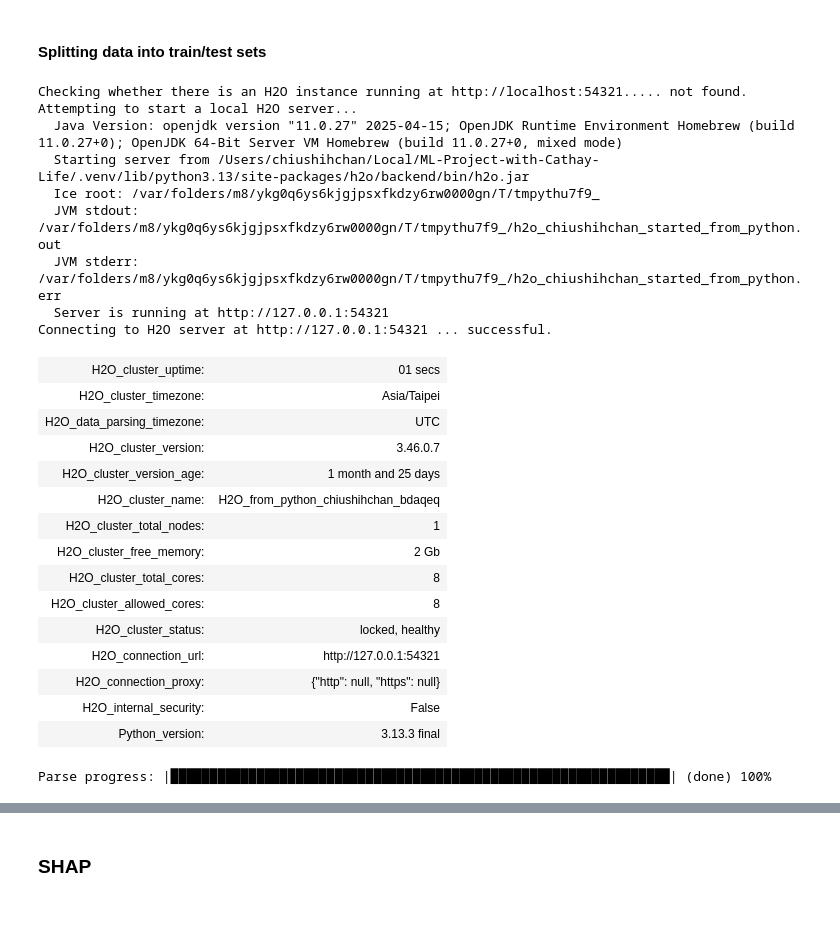
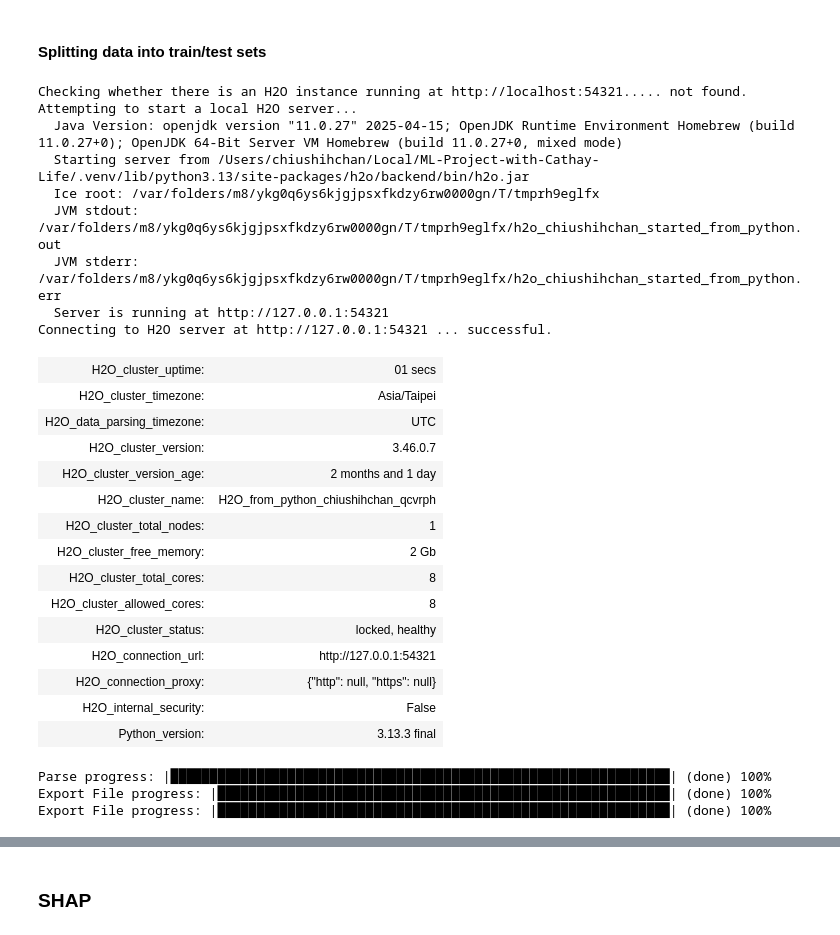
Before and after one commit to MaxChiu1122/ML-Project-with-Cathay-Life, a Jupyter notebook: notebooks/03_model_training_and_evaluation.ipynb, the cells around one changed output, grey strips where cells are left out. Saved outputs shown, nothing was run; the diff lists cells and outputs as text; code cells hidden in the pictures.

```diff
--- a/notebooks/03_model_training_and_evaluation.ipynb
+++ b/notebooks/03_model_training_and_evaluation.ipynb
@@ -64,34 +67,36 @@ memory usage: 172.0+ MB
 # %%
 # Start H2O cluster
 h2o.init()
 # Convert data into H2O frame (required by H2O)
 h2o_df = h2o.H2OFrame(df)
 h2o_df['HadHeartAttack'] = h2o_df['HadHeartAttack'].asfactor()
 
 # Specify the target column
 target = 'HadHeartAttack'
 
 # Define the feature columns
 features = [col for col in df.columns if col != target]
 
 # Split the dataset into training and testing sets
 train, test = h2o_df.split_frame(ratios=[.8], seed=42)
+h2o.export_file(train, path="../data/processed/train_data_03.csv", force=True)
+h2o.export_file(test, path="../data/processed/test_data_03.csv", force=True)
 # %% [output]
 Checking whether there is an H2O instance running at http://localhost:54321..... not found.
 Attempting to start a local H2O server...
   Java Version: openjdk version "11.0.27" 2025-04-15; OpenJDK Runtime Environment Homebrew (build 11.0.27+0); OpenJDK 64-Bit Server VM Homebrew (build 11.0.27+0, mixed mode)
   Starting server from /Users/chiushihchan/Local/ML-Project-with-Cathay-Life/.venv/lib/python3.13/site-packages/h2o/backend/bin/h2o.jar
-  Ice root: /var/folders/m8/ykg0q6ys6kjgjpsxfkdzy6rw0000gn/T/tmpythu7f9_
-  JVM stdout: /var/folders/m8/ykg0q6ys6kjgjpsxfkdzy6rw0000gn/T/tmpythu7f9_/h2o_chiushihchan_started_from_python.out
-  JVM stderr: /var/folders/m8/ykg0q6ys6kjgjpsxfkdzy6rw0000gn/T/tmpythu7f9_/h2o_chiushihchan_started_from_python.err
+  Ice root: /var/folders/m8/ykg0q6ys6kjgjpsxfkdzy6rw0000gn/T/tmprh9eglfx
+  JVM stdout: /var/folders/m8/ykg0q6ys6kjgjpsxfkdzy6rw0000gn/T/tmprh9eglfx/h2o_chiushihchan_started_from_python.out
+  JVM stderr: /var/folders/m8/ykg0q6ys6kjgjpsxfkdzy6rw0000gn/T/tmprh9eglfx/h2o_chiushihchan_started_from_python.err
   Server is running at http://127.0.0.1:54321
 Connecting to H2O server at http://127.0.0.1:54321 ... successful.
 | H2O_cluster_uptime: | 01 secs |
 | H2O_cluster_timezone: | Asia/Taipei |
 | H2O_data_parsing_timezone: | UTC |
 | H2O_cluster_version: | 3.46.0.7 |
-| H2O_cluster_version_age: | 1 month and 25 days |
-| H2O_cluster_name: | H2O_from_python_chiushihchan_bdaqeq |
+| H2O_cluster_version_age: | 2 months and 1 day |
+| H2O_cluster_name: | H2O_from_python_chiushihchan_qcvrph |
 | H2O_cluster_total_nodes: | 1 |
 | H2O_cluster_free_memory: | 2 Gb |
 | H2O_cluster_total_cores: | 8 |
@@ -102,4 +107,6 @@ Connecting to H2O server at http://127.0.0.1:54321 ... successful.
 | H2O_internal_security: | False |
 | Python_version: | 3.13.3 final |
 Parse progress: |████████████████████████████████████████████████████████████████| (done) 100%
+Export File progress: |██████████████████████████████████████████████████████████| (done) 100%
+Export File progress: |██████████████████████████████████████████████████████████| (done) 100%
 # %% [markdown]
```
Also changed, not shown: parts of 42 cells of this notebook, 8 other files.
